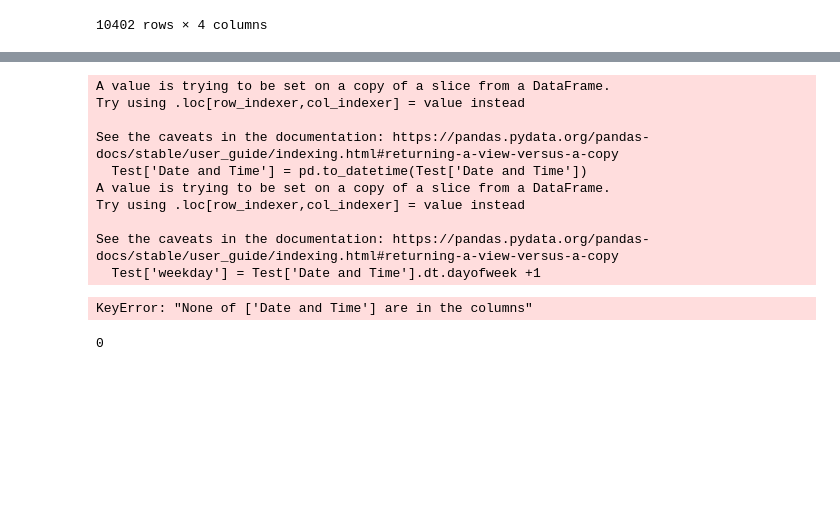
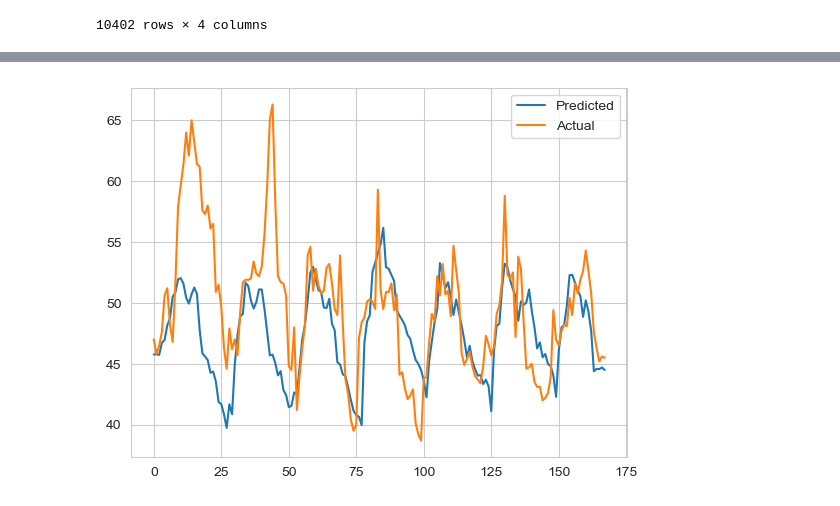
Before and after one commit to alexCCTcollege/Capstone, a Jupyter notebook: Transform.ipynb, the cells around one changed output, grey strips where cells are left out. Drawn from its saved outputs; the diff is of its cells as text; code cells hidden in the pictures; blank space fills up the shorter version.

```diff
--- a/Transform.ipynb
+++ b/Transform.ipynb
@@ -946,3 +955,18 @@ Noise
 | 10400 | 2023-12-15 22:00:00 | 45.6 | Woodstock gardens | Friday |
 | 10401 | 2023-12-15 23:00:00 | 45.5 | Woodstock gardens | Friday |
 10402 rows × 4 columns
+# %%
+Test = Noise[Noise['sensor']=="Woodstock gardens"]
+# Convert 'Date and Time' column to datetime
+Test['Date and Time'] = pd.to_datetime(Test['Date and Time'])
+
+# Extract weekday and scale it
+Test['hour'] = Test['Date and Time'].dt.hour
+Test['Day of'] = Test['Date and Time'].dt.dayofweek +1
+Test.set_index('Date and Time', inplace=True)
+Test = Test.asfreq(freq ='H')
+Test['Rol mean 24'] = Test['LAeq'].rolling(window=24, closed='right').mean()
+Test['Rol mean 168'] = Test['LAeq'].rolling(window=168, closed='right').mean()
+Test= Test[['Day of','LAeq', 'Rol mean 24' ,'Rol mean 168','hour']]
+
+Test = Test[25:]
@@ -948,0 +989,3 @@ Noise
+# %%
+Test.info()
+Test['weekday'] = Test['Day of'].astype(float)
@@ -949,55 +1006,31 @@ Noise
 # %%
 from skforecast.ForecasterAutoreg import ForecasterAutoreg
 from sklearn.model_selection import train_test_split
 from sklearn.preprocessing import StandardScaler
 from sklearn.ensemble import RandomForestRegressor
 from sklearn.metrics import mean_squared_error
 import matplotlib.pyplot as plt
-
-# Assuming Test is your DataFrame containing 'LAeq', 'Date and Time', and 'weekday' columns
-
-# Convert 'Date and Time' column to datetime
-Test['Date and Time'] = pd.to_datetime(Test['Date and Time'])
-
-# Extract weekday and scale it
-Test['weekday'] = Test['Date and Time'].dt.dayofweek +1
-Test= Test[['weekday','LAeq']]
-# Set 'Date and Time' as the index
-Test.set_index('Date and Time', inplace=True)
+from sklearn.ensemble import HistGradientBoostingRegressor
 
 # Split the dataset into training and testing (80% train, 20% test)
-train, test = Test[:len(Test)-24], Test[len(Test)-24:]
+train, test = Test[:len(Test)-168], Test[len(Test)-168:]
 
 # Create and fit the forecaster
 forecaster = ForecasterAutoreg(
     regressor=RandomForestRegressor(random_state=123),
-    lags=3
+    lags=2
 )
 
 # Fit the forecaster using 'LAeq' as the target variable and 'weekday' as the exogenous variable
-forecaster.fit(y=train["LAeq"], exog=train["weekday"])
+forecaster.fit(y=train["LAeq"], exog=train['hour'])
 
 # Make predictions for 168 steps (assuming hourly data and predicting 7 days ahead)
-predictions = forecaster.predict(steps=168, exog=test["weekday"])
+predictions = forecaster.predict(steps=168, exog=test['hour'])
 
 # Plotting
-plt.plot(predictions, label='Predicted')
+plt.plot(predictions.values, label='Predicted')
 plt.plot(test["LAeq"].values, label='Actual')
 plt.legend()
 plt.show()
 # %% [output]
-A value is trying to be set on a copy of a slice from a DataFrame.
-Try using .loc[row_indexer,col_indexer] = value instead
-
-See the caveats in the documentation: https://pandas.pydata.org/pandas-docs/stable/user_guide/indexing.html#returning-a-view-versus-a-copy
-  Test['Date and Time'] = pd.to_datetime(Test['Date and Time'])
-A value is trying to be set on a copy of a slice from a DataFrame.
-Try using .loc[row_indexer,col_indexer] = value instead
-
-See the caveats in the documentation: https://pandas.pydata.org/pandas-docs/stable/user_guide/indexing.html#returning-a-view-versus-a-copy
-  Test['weekday'] = Test['Date and Time'].dt.dayofweek +1
-KeyError: "None of ['Date and Time'] are in the columns"
+[figure, added]
-# %%
-print(train["weekday"].isnull().sum())
-# %% [output]
-0
```
Also changed, not shown: parts of 6 cells of this notebook.
